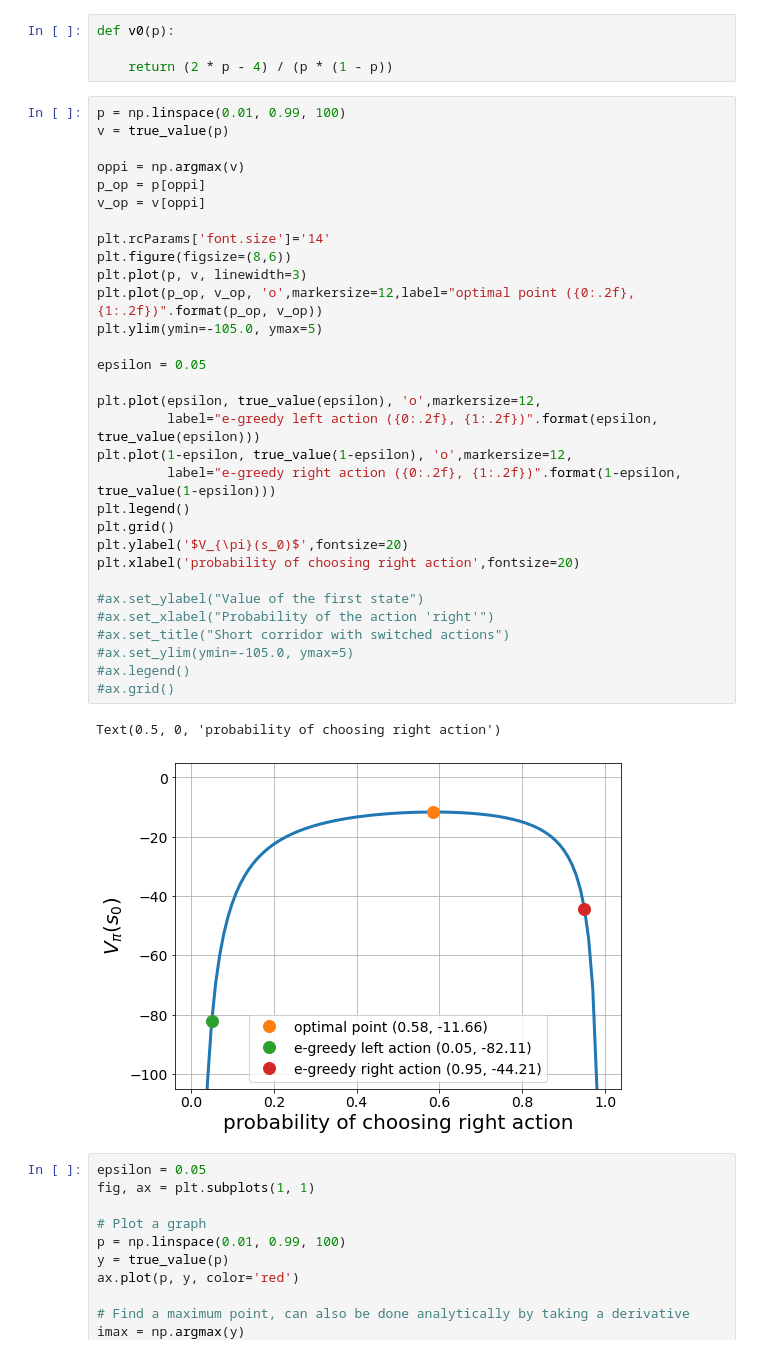
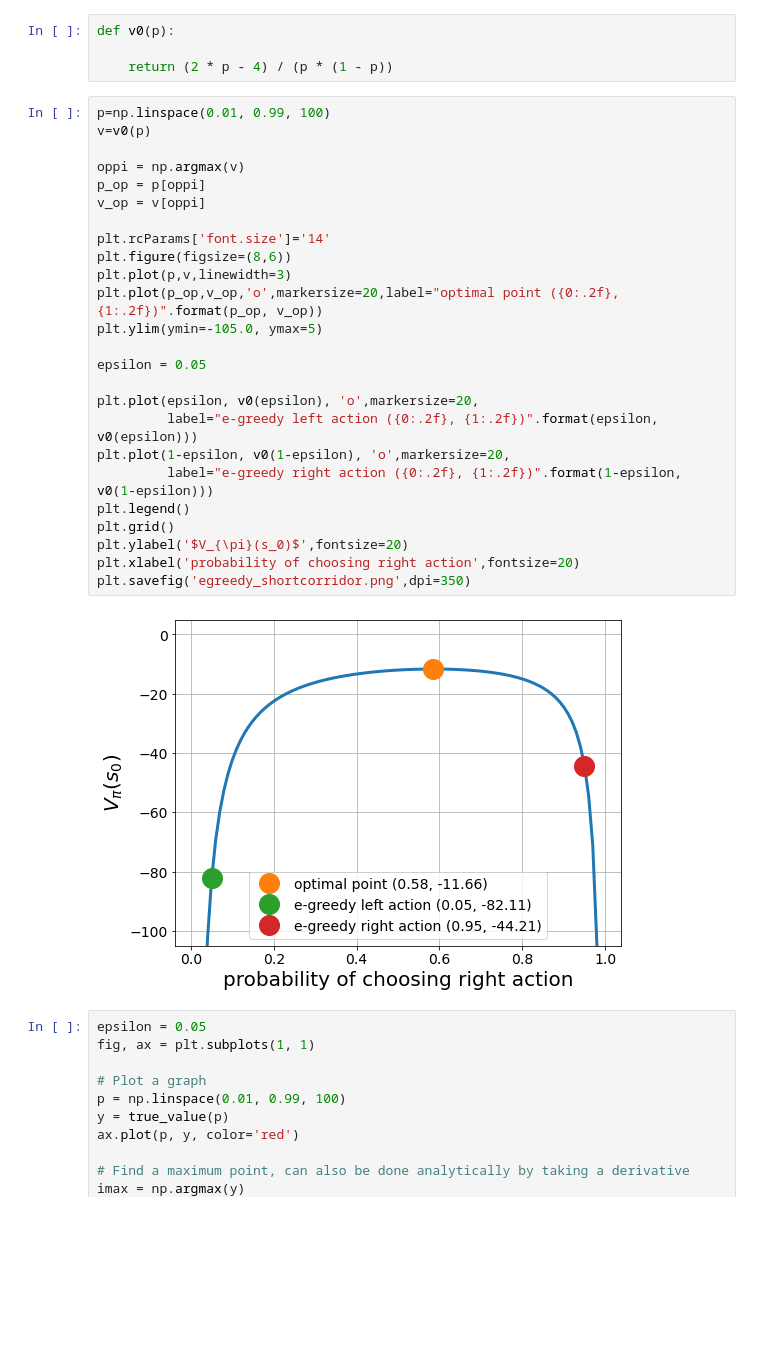
Before and after one commit to ha5ha6/judy_blog, a Jupyter notebook: _notebooks/short_corridor.ipynb, the cells around one changed output. Drawn from its saved outputs; the diff is of its cells as text; blank space fills up the shorter version.

```diff
--- a/_notebooks/short_corridor.ipynb
+++ b/_notebooks/short_corridor.ipynb
@@ -55,39 +55,32 @@ def v0(p):
 
     return (2 * p - 4) / (p * (1 - p))
 # %%
-p = np.linspace(0.01, 0.99, 100)
-v = true_value(p)
+p=np.linspace(0.01, 0.99, 100)
+v=v0(p)
 
 oppi = np.argmax(v)
 p_op = p[oppi]
 v_op = v[oppi]
 
 plt.rcParams['font.size']='14'
 plt.figure(figsize=(8,6))
-plt.plot(p, v, linewidth=3)
-plt.plot(p_op, v_op, 'o',markersize=12,label="optimal point ({0:.2f}, {1:.2f})".format(p_op, v_op))
+plt.plot(p,v,linewidth=3)
+plt.plot(p_op,v_op,'o',markersize=20,label="optimal point ({0:.2f}, {1:.2f})".format(p_op, v_op))
 plt.ylim(ymin=-105.0, ymax=5)
 
 epsilon = 0.05
 
-plt.plot(epsilon, true_value(epsilon), 'o',markersize=12,
-         label="e-greedy left action ({0:.2f}, {1:.2f})".format(epsilon, true_value(epsilon)))
-plt.plot(1-epsilon, true_value(1-epsilon), 'o',markersize=12,
-         label="e-greedy right action ({0:.2f}, {1:.2f})".format(1-epsilon, true_value(1-epsilon)))
+plt.plot(epsilon, v0(epsilon), 'o',markersize=20,
+         label="e-greedy left action ({0:.2f}, {1:.2f})".format(epsilon, v0(epsilon)))
+plt.plot(1-epsilon, v0(1-epsilon), 'o',markersize=20,
+         label="e-greedy right action ({0:.2f}, {1:.2f})".format(1-epsilon, v0(1-epsilon)))
 plt.legend()
 plt.grid()
 plt.ylabel('$V_{\pi}(s_0)$',fontsize=20)
 plt.xlabel('probability of choosing right action',fontsize=20)
-
-#ax.set_ylabel("Value of the first state")
-#ax.set_xlabel("Probability of the action 'right'")
-#ax.set_title("Short corridor with switched actions")
-#ax.set_ylim(ymin=-105.0, ymax=5)
-#ax.legend()
-#ax.grid()
+plt.savefig('egreedy_shortcorridor.png',dpi=350)
 # %% [output]
-Text(0.5, 0, 'probability of choosing right action')
-[figure, old version]
+[figure, new version]
 # %%
 epsilon = 0.05
 fig, ax = plt.subplots(1, 1)
```
Also changed, not shown: 4 other files.
